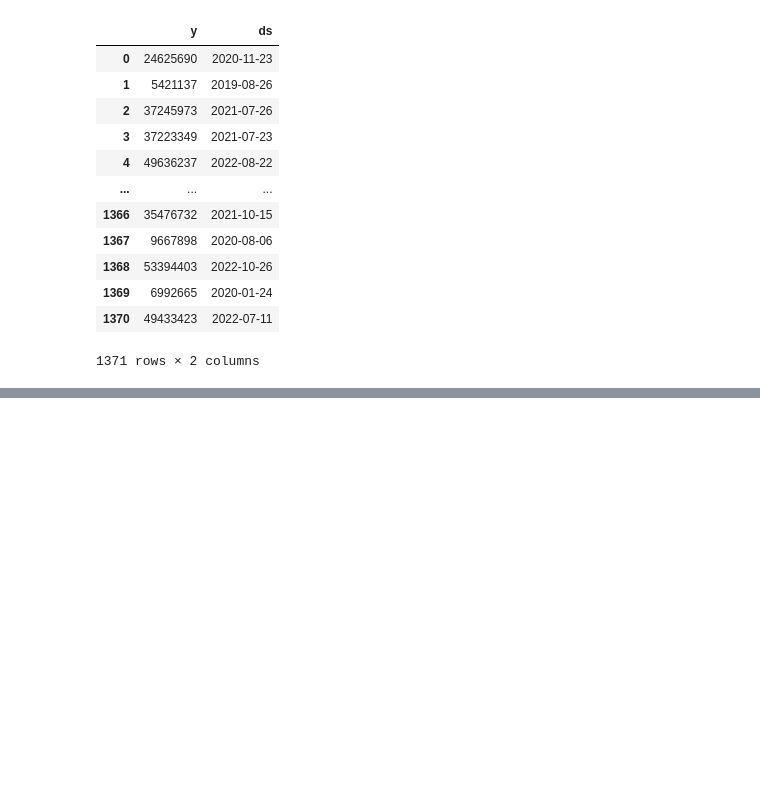
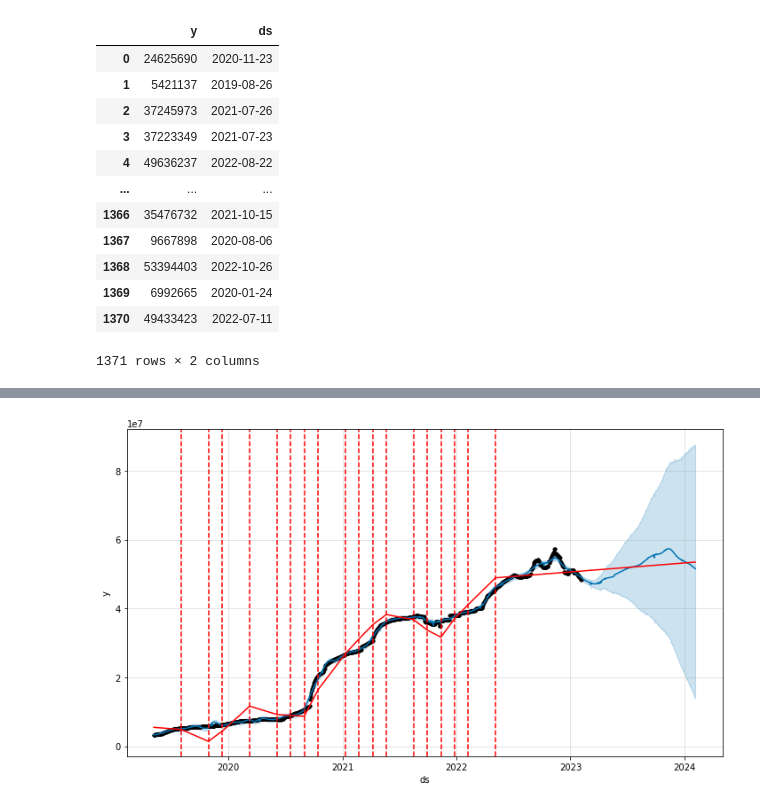
Before and after one commit to xiaoyali123456/inventory_forecasting, a Jupyter notebook: sampling/prophet.ipynb, the cells around one changed output, grey strips where cells are left out. Cells and saved outputs as stored; diff of their text form; code cells hidden in the pictures; blank space fills up the shorter version.

```diff
--- a/sampling/prophet.ipynb
+++ b/sampling/prophet.ipynb
@@ -256,0 +219,6 @@ m.plot(forecast);
+# %%
+from prophet.plot import add_changepoints_to_plot
+fig = m.plot(forecast)
+a = add_changepoints_to_plot(fig.gca(), m, forecast)
+# %% [output]
+[figure, added]
```
Also changed, not shown: parts of 66 cells of this notebook, 4 other files.
